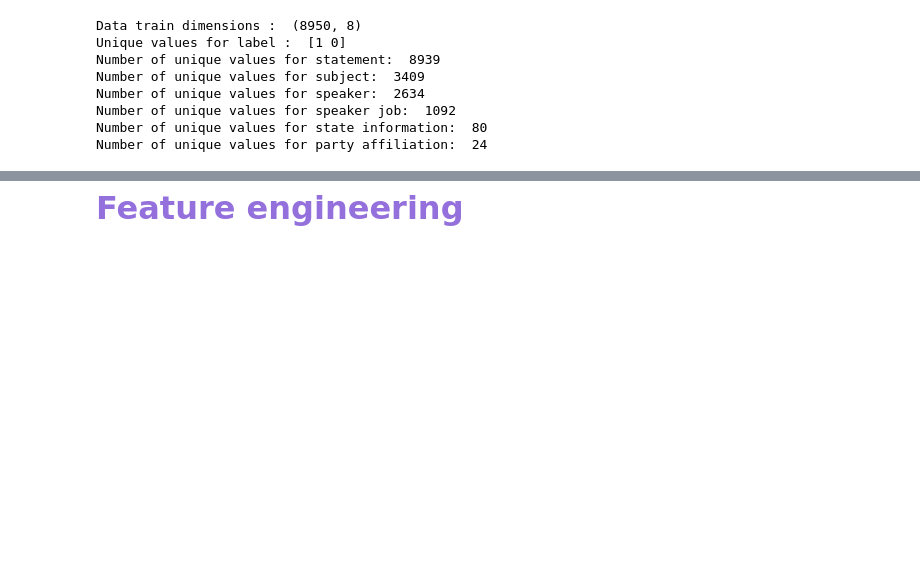
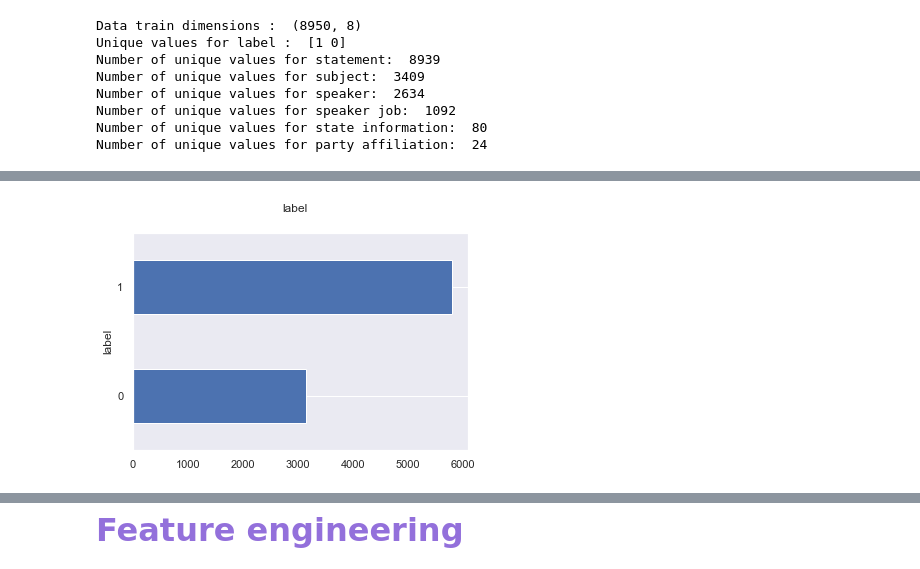
Before and after one commit to esarlin/Challenge-2-CDAW, a Jupyter notebook: Notebooks/15.05.ipynb, the cells around one changed output, grey strips where cells are left out. Cells and saved outputs as stored; diff of their text form; code cells hidden in the pictures; blank space fills up the shorter version.

```diff
--- a/Notebooks/15.05.ipynb
+++ b/Notebooks/15.05.ipynb
@@ -109,0 +111,11 @@ sns.barplot(x='label', y='party_affiliation', data=train)
+# %%
+import matplotlib.pyplot as plt
+x = "label"
+fig, ax = plt.subplots()
+fig.suptitle(x, fontsize=12)
+train[x].reset_index().groupby(x).count().sort_values(by=
+       "index").plot(kind="barh", legend=False,
+        ax=ax).grid(axis='x')
+plt.show()
+# %% [output]
+[figure, added]
```
Also changed, not shown: parts of 10 cells of this notebook.
